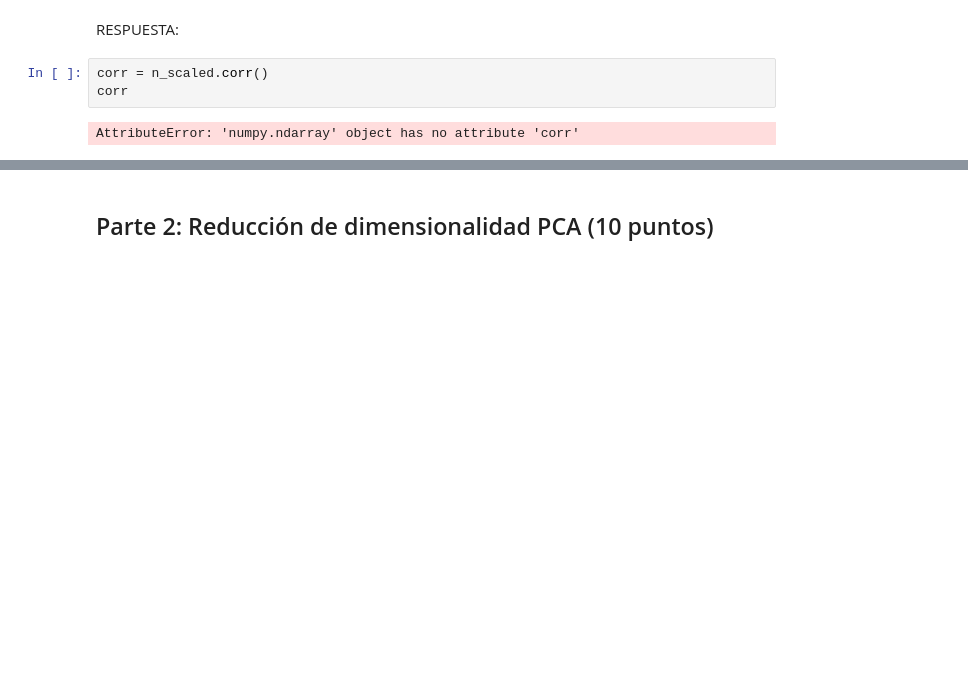
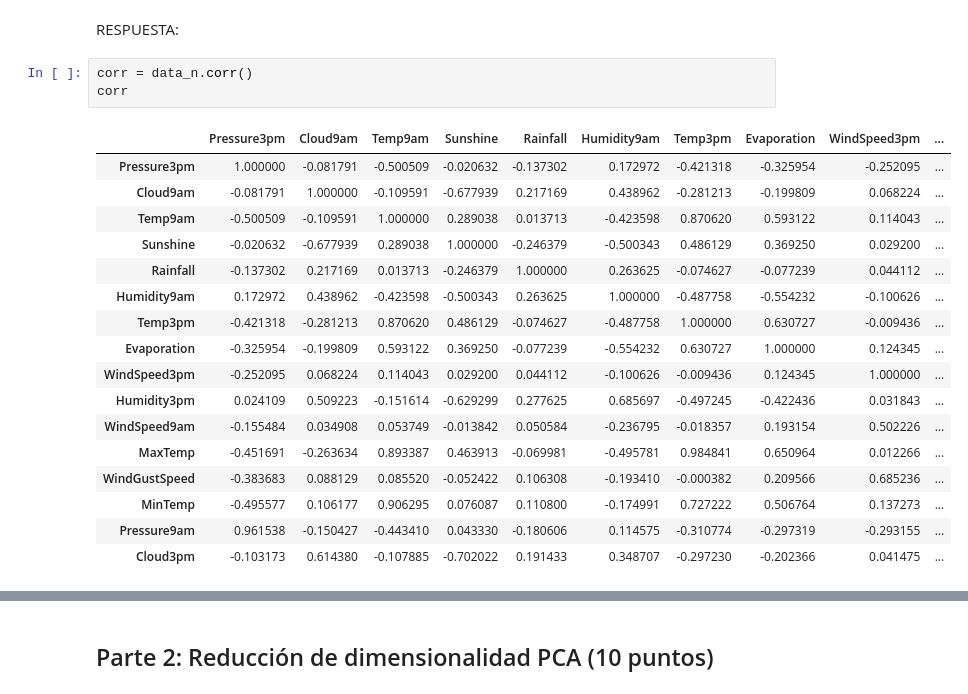
Before and after one commit to gato1108/Mineria-de-datos, a Jupyter notebook: T1/T1 mineria.ipynb, the cells around one changed output, grey strips where cells are left out. Cells and saved outputs as stored; diff of their text form; blank space fills up the shorter version.

```diff
--- a/T1/T1 mineria.ipynb
+++ b/T1/T1 mineria.ipynb
@@ -307,7 +275,23 @@ Observación: Para este análisis solo trabaje con las variables cuantitativas n
 # %% [markdown]
 RESPUESTA:
 # %%
-corr = n_scaled.corr()
+corr = data_n.corr()
 corr
 # %% [output]
-AttributeError: 'numpy.ndarray' object has no attribute 'corr'
+|  | Pressure3pm | Cloud9am | Temp9am | Sunshine | Rainfall | Humidity9am | Temp3pm | Evaporation | WindSpeed3pm | ... |
+| Pressure3pm | 1.000000 | -0.081791 | -0.500509 | -0.020632 | -0.137302 | 0.172972 | -0.421318 | -0.325954 | -0.252095 | ... |
+| Cloud9am | -0.081791 | 1.000000 | -0.109591 | -0.677939 | 0.217169 | 0.438962 | -0.281213 | -0.199809 | 0.068224 | ... |
+| Temp9am | -0.500509 | -0.109591 | 1.000000 | 0.289038 | 0.013713 | -0.423598 | 0.870620 | 0.593122 | 0.114043 | ... |
+| Sunshine | -0.020632 | -0.677939 | 0.289038 | 1.000000 | -0.246379 | -0.500343 | 0.486129 | 0.369250 | 0.029200 | ... |
+| Rainfall | -0.137302 | 0.217169 | 0.013713 | -0.246379 | 1.000000 | 0.263625 | -0.074627 | -0.077239 | 0.044112 | ... |
+| Humidity9am | 0.172972 | 0.438962 | -0.423598 | -0.500343 | 0.263625 | 1.000000 | -0.487758 | -0.554232 | -0.100626 | ... |
+| Temp3pm | -0.421318 | -0.281213 | 0.870620 | 0.486129 | -0.074627 | -0.487758 | 1.000000 | 0.630727 | -0.009436 | ... |
+| Evaporation | -0.325954 | -0.199809 | 0.593122 | 0.369250 | -0.077239 | -0.554232 | 0.630727 | 1.000000 | 0.124345 | ... |
+| WindSpeed3pm | -0.252095 | 0.068224 | 0.114043 | 0.029200 | 0.044112 | -0.100626 | -0.009436 | 0.124345 | 1.000000 | ... |
+| Humidity3pm | 0.024109 | 0.509223 | -0.151614 | -0.629299 | 0.277625 | 0.685697 | -0.497245 | -0.422436 | 0.031843 | ... |
+| WindSpeed9am | -0.155484 | 0.034908 | 0.053749 | -0.013842 | 0.050584 | -0.236795 | -0.018357 | 0.193154 | 0.502226 | ... |
+| MaxTemp | -0.451691 | -0.263634 | 0.893387 | 0.463913 | -0.069981 | -0.495781 | 0.984841 | 0.650964 | 0.012266 | ... |
+| WindGustSpeed | -0.383683 | 0.088129 | 0.085520 | -0.052422 | 0.106308 | -0.193410 | -0.000382 | 0.209566 | 0.685236 | ... |
+| MinTemp | -0.495577 | 0.106177 | 0.906295 | 0.076087 | 0.110800 | -0.174991 | 0.727222 | 0.506764 | 0.137273 | ... |
+| Pressure9am | 0.961538 | -0.150427 | -0.443410 | 0.043330 | -0.180606 | 0.114575 | -0.310774 | -0.297319 | -0.293155 | ... |
+| Cloud3pm | -0.103173 | 0.614380 | -0.107885 | -0.702022 | 0.191433 | 0.348707 | -0.297230 | -0.202366 | 0.041475 | ... |
```
Also changed, not shown: parts of 17 cells of this notebook, 1 other file.
